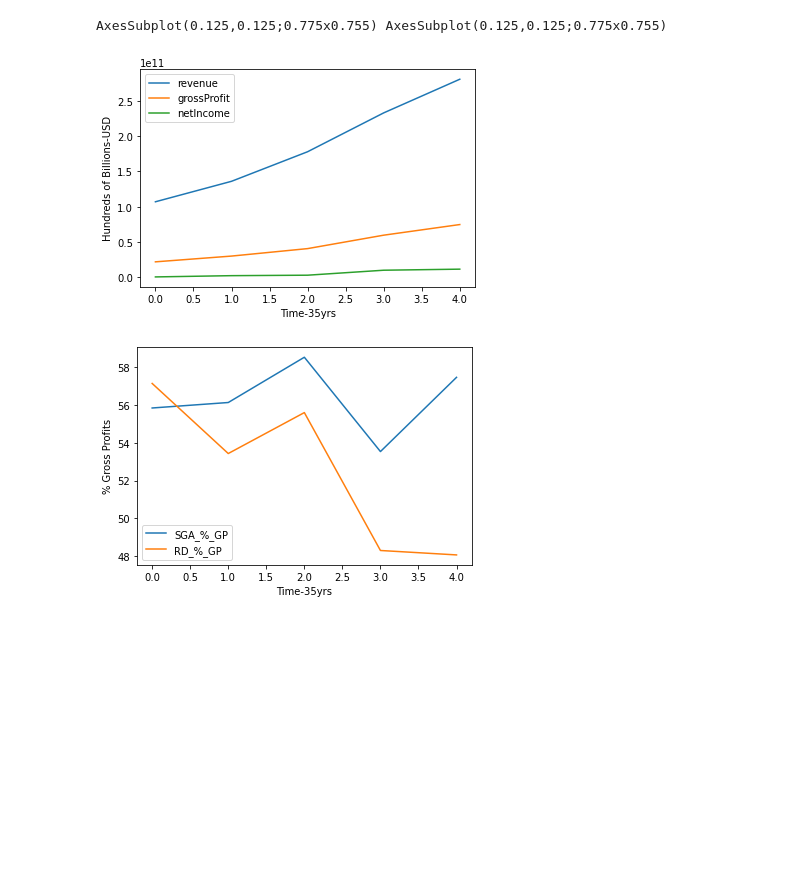
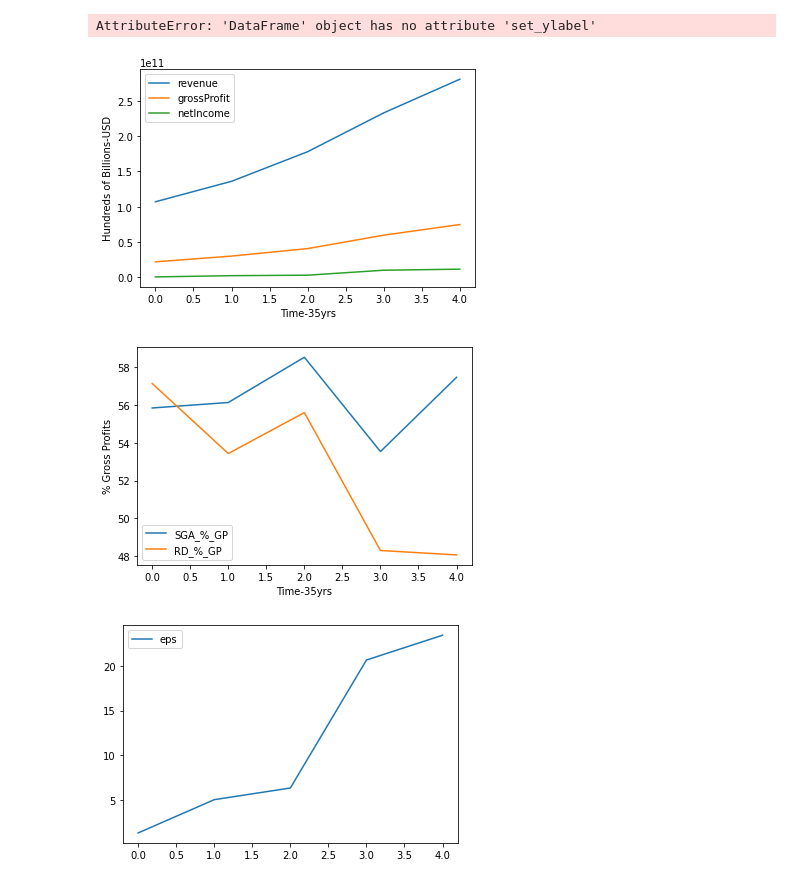
Before and after one commit to sammmoran/FlagShip, a Jupyter notebook: data-collector.ipynb, the cells around one changed output. Drawn from its saved outputs; the diff is of its cells as text; code cells hidden in the pictures; blank space fills up the shorter version.

Commit message:
need to fix plotting issue

```diff
--- a/data-collector.ipynb
+++ b/data-collector.ipynb
@@ -31,15 +41,22 @@ r = r.json()
 # Prepare the data
 #print(pd.DataFrame.from_dict(r))
 data = ((pd.DataFrame.from_dict(r)).sort_values(by=['fillingDate'])).reset_index()
+
+print(data.columns)
 
 # Combine SellingAndMarketing and generalAndAdministrative into one SGA Cost
 data['SellingGeneralAdministrative'] = data.apply(lambda row: row.generalAndAdministrativeExpenses + (row.sellingAndMarketingExpenses), axis=1)
 
 data['SGA_%_GP'] = data.apply(lambda row: row.SellingGeneralAdministrative / (row.grossProfit)*100, axis=1)
 data['RD_%_GP'] = data.apply(lambda row: row.researchAndDevelopmentExpenses / (row.grossProfit)*100, axis=1)
+data['grossProfitMargin'] = data.apply(lambda row: row.grossProfitRatio * 100,axis=1)
+data['NE_%_RV'] = data.apply(lambda row: (row.netIncome / row.revenue) * 100,axis=1)
 
 
 # Gather metrics needed for linear time-series graphs
 revGrossNet=data[['fillingDate','revenue','grossProfit','netIncome']]
-
+grossProfitMargin = data[['fillingDate','grossProfitMargin']]
 SGA_RD_GP = data[['fillingDate','SGA_%_GP','RD_%_GP']]
+rev = data[['fillingDate','revenue']]
+NE_RV = data[['fillingDate','NE_%_RV']]
+perShareEarnings = data[['fillingDate','eps']]
@@ -46,16 +76,33 @@ SGA_RD_GP = data[['fillingDate','SGA_%_GP','RD_%_GP']]
 # %%
 # Plot the data
 #plt.figure()
 rgnPlot = revGrossNet.plot()
 rgnPlot.set_ylabel('Hundreds of Billions-USD')
 rgnPlot.set_xlabel('Time-35yrs')
 
 sgardPlot = SGA_RD_GP.plot()
 sgardPlot.set_ylabel('% Gross Profits')
 sgardPlot.set_xlabel('Time-35yrs')
 
-print(rgnPlot, sgardPlot)
+gpmPlot = grossProfitMargin.plot()
+gpmPlot = grossProfitMargin.set_ylabel('GPM as % Net Earnings')
+gpmPlot = grossProfitMargin.set_xlabel('Time - 35yrs')
+
+revPlot = rev.plot()
+revPlot = rev.set_ylabel('Hundreds of Billions-USD')
+revPlot = rev.set_xlabel('Time-35yrs')
+
+nervPlot = NE_RV.plot()
+nervPlot = NE_RV.set_ylabel('Net Earnings as % of Rev')
+nervPlot = NE_RV.set_xlabel('Time-35yrs')
+
+eps = perShareEarnings.plot()
+eps = perShareEarnings.set_ylabel('Billions-USD')
+eps = perShareEarnings.set_xlabel('Time-35yrs')
+
+print(rgnPlot, sgardPlot, gpmPlot,revPlot,nervPlot,eps)
 # %% [output]
-AxesSubplot(0.125,0.125;0.775x0.755) AxesSubplot(0.125,0.125;0.775x0.755)
+AttributeError: 'DataFrame' object has no attribute 'set_ylabel'
 [figure]
 [figure]
+[figure, added]
```
Also changed, not shown: parts of 2 cells of this notebook.
